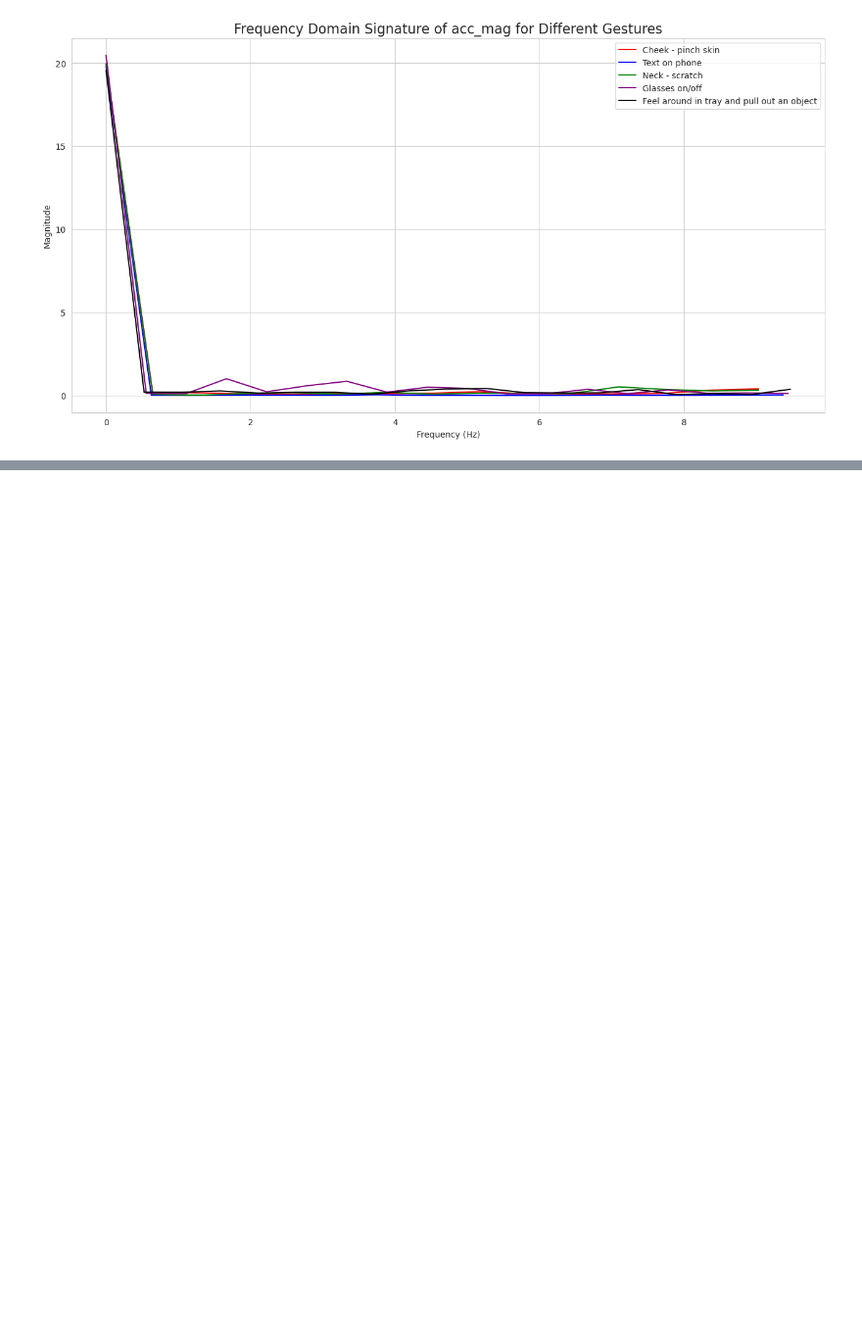
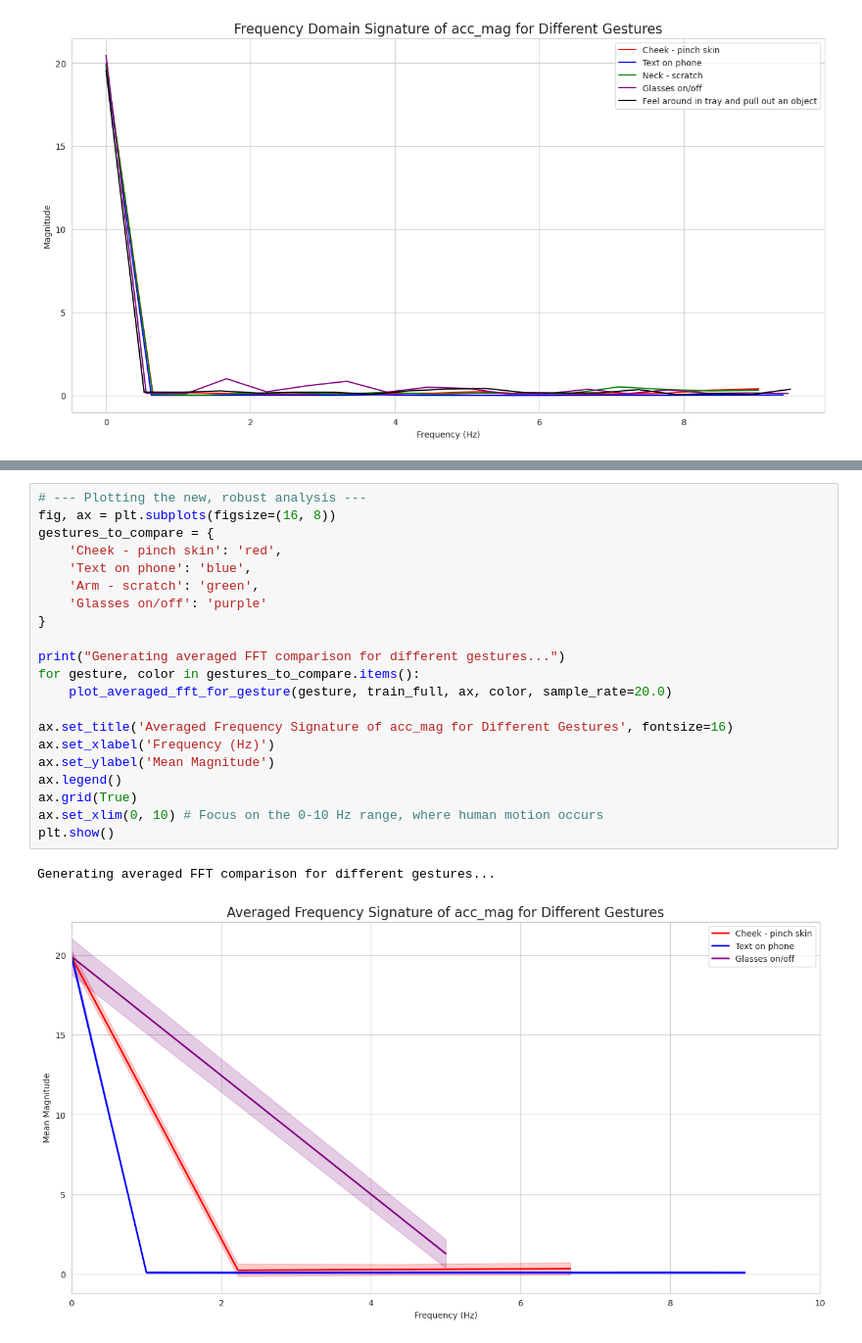
Before and after one commit to bachaudhry/kaggle-cmi-detect-behavior, a Jupyter notebook: notebooks/01b-revised-eda.ipynb, the cells around one changed output, grey strips where cells are left out. Shown at 98% size. Cells and saved outputs as stored; diff of their text form; blank space fills up the shorter version.

```diff
--- a/notebooks/01b-revised-eda.ipynb
+++ b/notebooks/01b-revised-eda.ipynb
@@ -236,0 +326,24 @@ plt.show()
+# %%
+# --- Plotting the new, robust analysis ---
+fig, ax = plt.subplots(figsize=(16, 8))
+gestures_to_compare = {
+    'Cheek - pinch skin': 'red',
+    'Text on phone': 'blue',
+    'Arm - scratch': 'green',
+    'Glasses on/off': 'purple'
+}
+
+print("Generating averaged FFT comparison for different gestures...")
+for gesture, color in gestures_to_compare.items():
+    plot_averaged_fft_for_gesture(gesture, train_full, ax, color, sample_rate=20.0)
+
+ax.set_title('Averaged Frequency Signature of acc_mag for Different Gestures', fontsize=16)
+ax.set_xlabel('Frequency (Hz)')
+ax.set_ylabel('Mean Magnitude')
+ax.legend()
+ax.grid(True)
+ax.set_xlim(0, 10) # Focus on the 0-10 Hz range, where human motion occurs
+plt.show()
+# %% [output]
+Generating averaged FFT comparison for different gestures...
+[figure, added]
```
Also changed, not shown: parts of 5 cells of this notebook.
